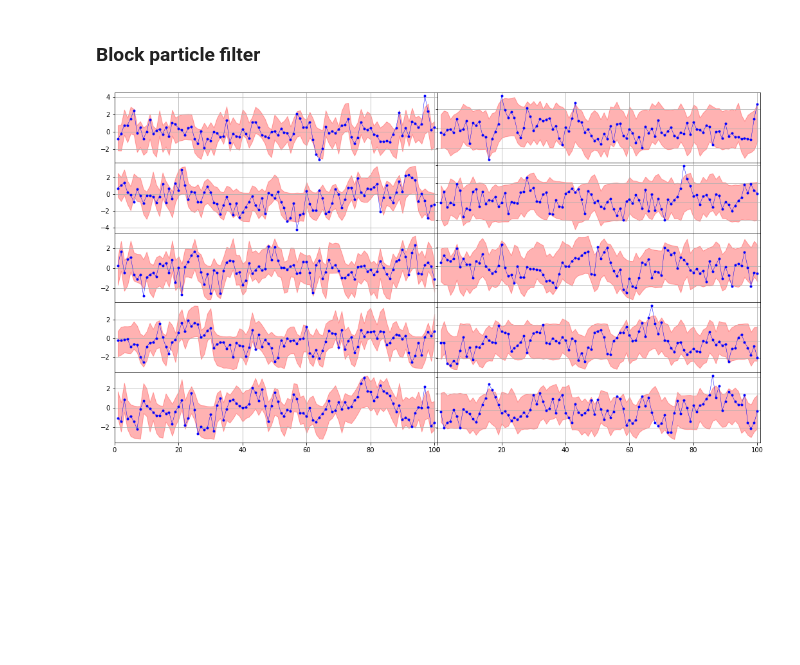
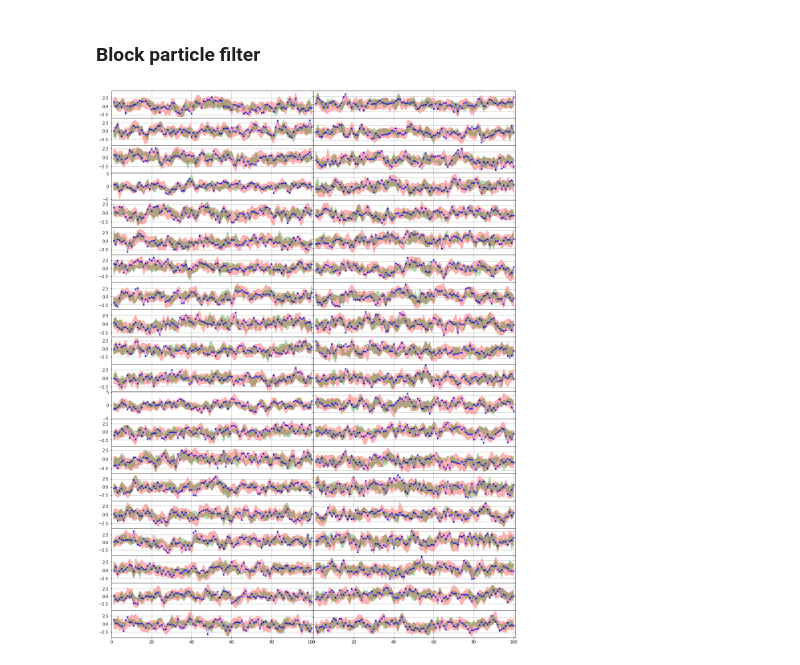
Before and after one commit to deborsheesen/DC-BATS-deborshee, a Jupyter notebook: ecology/playground.ipynb, the cells around one changed output. Cells and saved outputs as stored; diff of their text form; code cells hidden in the pictures; blank space fills up the shorter version.

Commit message:
block PF added

```diff
--- a/ecology/playground.ipynb
+++ b/ecology/playground.ipynb
@@ -10,34 +10,10 @@ from time import time
 from scipy.stats import *
 from tqdm import trange
 from ecology_functions import *
-# %%
-def block_pf(Y, x_0, n_particles, theta) : # I = number of locations, K = dimension at each location
-
-    I, J = np.shape(Y)[1:]
-    K = np.shape(x_0)[-1]
-    particles = np.zeros((T+1,n_particles,I,K))   # I = number of locations, K = dimension at each location
-    particles[0] = x_0
-    weights = np.ones((n_particles,I))/n_particles
-
-    for t in trange(T) :
-        # propagation:
-        particles[t+1] = propagate(particles[t], theta)
-
-        #weighting:
-        for i in range(I) :
-            weights[:,i] = local_potential(Y[t,i], particles[t+1,:,i], theta, location=i)
-            weights[:,i] /= np.sum(weights[:,i])
-
-        # resampling:
-        for i in range(I) :
-            resampled_idx = npr.choice(a=n_particles, size=n_particles, p=weights[:,i])
-            particles[t+1,:,i] = particles[t+1,resampled_idx,i]
-
-    return particles, weights
 # %%
 T = 100
-I = 5  # number of locations
-J = 3  # number of species
+I = 20  # number of locations
+J = 10  # number of species
 K = 2  # number of latent factors
 # %%
 lmbda = npr.randn(J,K)
@@ -50,22 +26,26 @@ x_0 = npr.randn(I,K)
 theta = [alpha, lmbda, c, phi, logsigmasq]
 Y, X = simulate_data(x_0, T, J, theta)
 # %%
-n_particles = 10_000
-particles, weights = block_pf(Y, x_0, n_particles, theta)
+n_particles = 1_000
+particles_block, weights_block = block_pf(Y, x_0, n_particles, theta)
+# %%
+particles_bootstrap, _ = bootstrap_pf_track(Y, x_0, n_particles, theta)
 # %%
-plt.rcParams['figure.figsize'] = (18, 10)
+plt.rcParams['figure.figsize'] = (18, 25)
 for i in range(I) :
     for k in range(K) :
         idx = i*K + k + 1
         plt.subplot(I,K,idx)
-        ci = np.percentile(particles[1:,:,i,k], axis=1, q=[2.5,97.5])
+        ci_block = np.percentile(particles_block[1:,:,i,k], axis=1, q=[2.5,97.5])
+        ci_bootstrap = np.percentile(particles_bootstrap[1:,i,k,:], axis=1, q=[2.5,97.5])
         plt.rcParams['figure.figsize'] = (16, 3.5)
         plt.plot(np.arange(1,T+1), X[1:,i,k], 'bo-', markersize=3, lw=0.5)
-        plt.fill_between(np.arange(1,T+1), ci[0], ci[1], color='red', alpha=.3)
+        plt.fill_between(np.arange(1,T+1), ci_block[0], ci_block[1], color='red', alpha=.3)
+        plt.fill_between(np.arange(1,T+1), ci_bootstrap[0], ci_bootstrap[1], color='green', alpha=.3)
         plt.grid(True)
         plt.xlim(0,T+1)
         if i < (I-1) : plt.xticks(alpha=0)
         if k == (K-1) : plt.yticks(alpha=0)
         plt.subplots_adjust(hspace=0,wspace=0)
 # %% [output]
-[figure, old version]
+[figure, new version]
```
Also changed, not shown: parts of 10 cells of this notebook, 3 other files.
